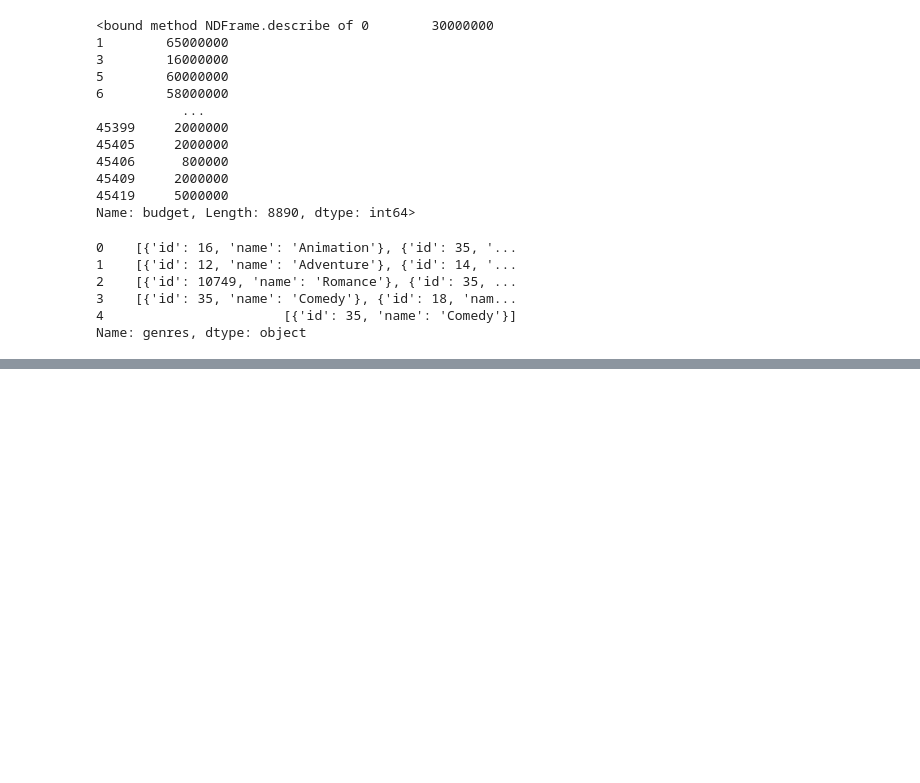
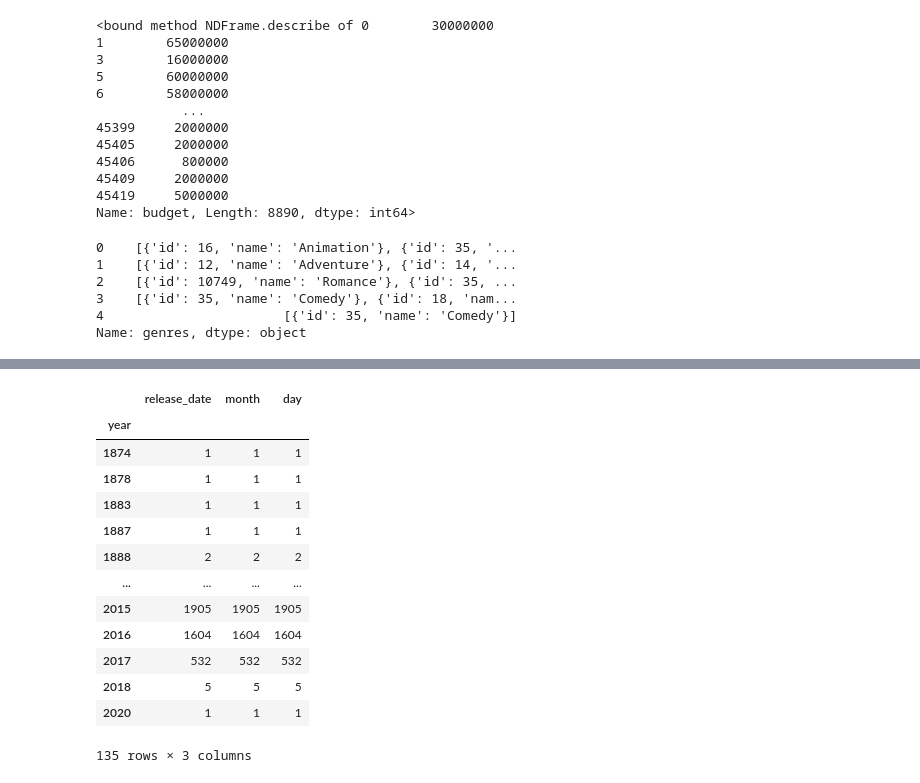
Before and after one commit to cleziac/Programming-Project, a Jupyter notebook: ds_programming_project.ipynb, the cells around one changed output, grey strips where cells are left out. Cells and saved outputs as stored; diff of their text form; code cells hidden in the pictures; blank space fills up the shorter version.

Commit message:
Finished data cleaning

```diff
--- a/ds_programming_project.ipynb
+++ b/ds_programming_project.ipynb
@@ -6,7 +8,7 @@
 import numpy as np
 import pandas as pd
 # %%
-movies = pd.read_csv('https://raw.githubusercontent.com/cleziac/Programming-Project/main/movies_metadata.csv?token=GHSAT0AAAAAABRE66MW72NEVT5H2DK4JOQKYQCZPLQ')
+movies = pd.read_csv('https://raw.githubusercontent.com/cleziac/Programming-Project/main/movies_metadata.csv?token=GHSAT0AAAAAABRE66MX6YGW2DAFZJ3C2AQUYQDWJKA')
 # %%
 movies.head()
 # %% [output]
@@ -154,0 +271,34 @@ genres.shape
+# %%
+# copy release_date column into a new DataFrame
+df = pd.DataFrame(data = movies.release_date)
+
+# delete rows that contain nan values
+df = df.dropna()
+
+# print column names
+df.columns
+
+# split string using '-' as a separator to get the different years
+df[["year", "month", "day"]] = df.release_date.str.split("-", expand = True)
+
+# group by year and save the result in a DataFrame called mv_per_year
+mv_per_year = df.groupby('year').count()
+mv_per_year
+
+
+# plt.plot(mv_per_year)
+# %% [output]
+|  | release_date | month | day |
+| year |  |  |  |
+| 1874 | 1 | 1 | 1 |
+| 1878 | 1 | 1 | 1 |
+| 1883 | 1 | 1 | 1 |
+| 1887 | 1 | 1 | 1 |
+| 1888 | 2 | 2 | 2 |
+| ... | ... | ... | ... |
+| 2015 | 1905 | 1905 | 1905 |
+| 2016 | 1604 | 1604 | 1604 |
+| 2017 | 532 | 532 | 532 |
+| 2018 | 5 | 5 | 5 |
+| 2020 | 1 | 1 | 1 |
+135 rows × 3 columns
```
Also changed, not shown: parts of 10 cells of this notebook.
